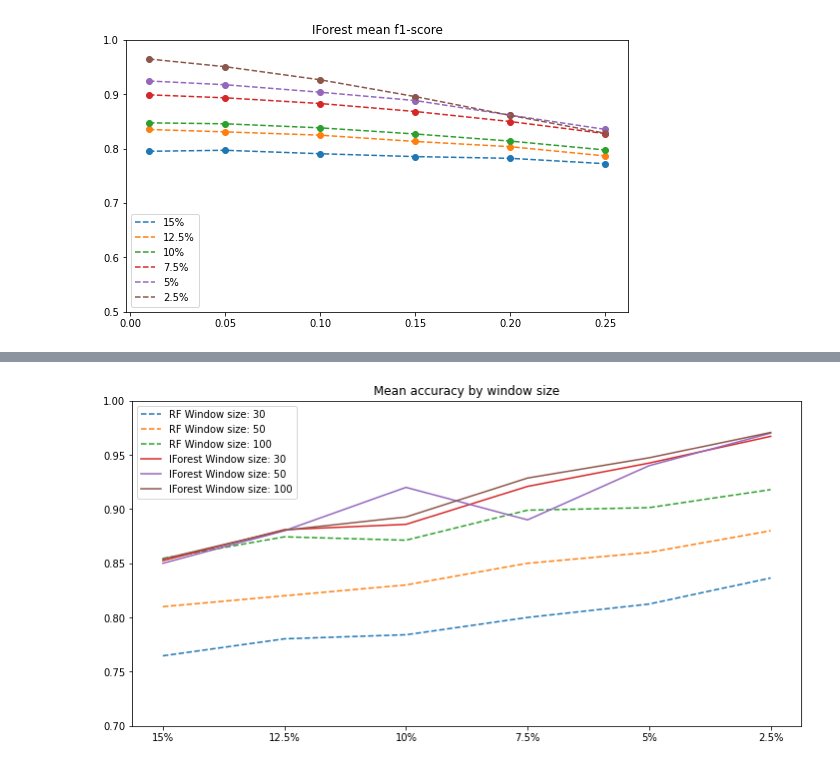
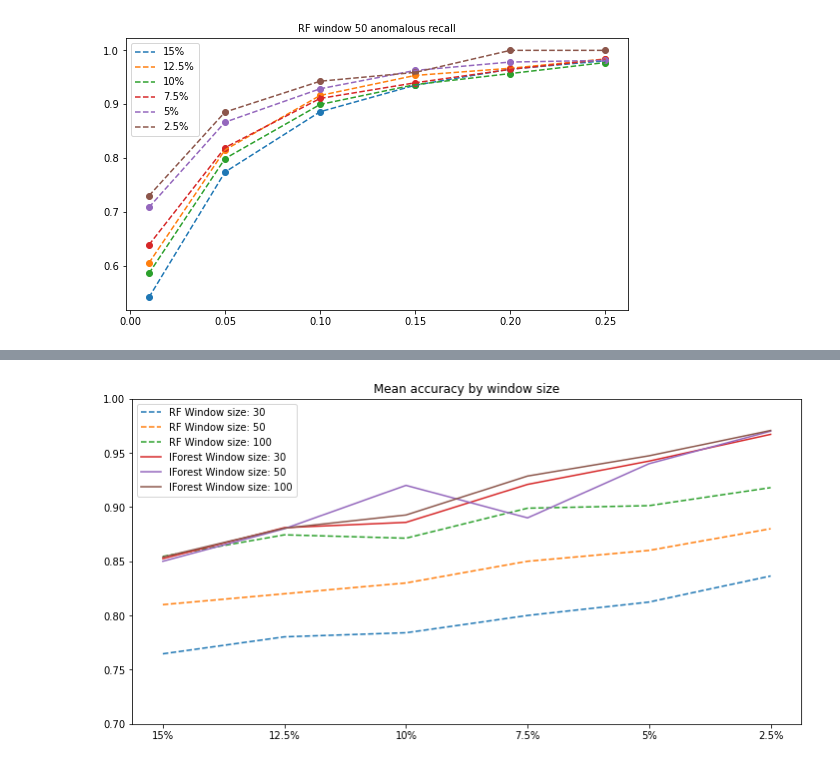
Before and after one commit to ghksdl6025/streaming_anomaly_detect, a Jupyter notebook: Visualization.ipynb, the cells around one changed output, grey strips where cells are left out. Drawn from its saved outputs; the diff is of its cells as text; code cells hidden in the pictures.

```diff
--- a/Visualization.ipynb
+++ b/Visualization.ipynb
@@ -35,15 +58,14 @@ isf_acc['Value'] = 0
 # %%
-
-rf_acc.loc[:5,'Value']=[0.824767786,0.803483438,0.753699217,0.696683445,0.646518455,0.605625496]
-rf_acc.loc[6:11,'Value']=[0.841032111,0.816187803,0.772598312,0.730528138,0.687950482,0.648791887]
-rf_acc.loc[12:17,'Value']=[0.84891448,0.82767675,0.786767126,0.741216713,0.703565948,0.667743139]
-rf_acc.loc[18:23,'Value']=[0.87603563,0.854817437,0.82063231,0.782741507,0.750300161,0.715719678]
-rf_acc.loc[24:29,'Value']=[0.889730301,0.870280857,0.839334698,0.807436723,0.774635516,0.744953627]
-rf_acc.loc[30:35,'Value']=[0.922333528,0.907877397,0.885474498,0.865338369,0.844416877,0.815253927]
+rf_precision.loc[:5,'Value']=[0.380272109,0.358583595,0.312201772,0.274015302,0.249874812,0.233910035]
+rf_precision.loc[6:11,'Value']=[0.331628926,0.313043478,0.275641026,0.246726396,0.222836096,0.206655481]
+rf_precision.loc[12:17,'Value']=[0.313531353,0.301784329,0.264812576,0.231825114,0.211433757,0.196694215]
+rf_precision.loc[18:23,'Value']=[0.244038156,0.233550682,0.204672897,0.177254902,0.160776161,0.146848805]
+rf_precision.loc[24:29,'Value']=[0.213084112,0.202467344,0.173938336,0.152109912,0.134615385,0.12177264]
+rf_precision.loc[30:35,'Value']=[0.113520408,0.110542477,0.094262295,0.082220661,0.074709124,0.064176749]
 # %%
-isf_acc.loc[:5,'Value']=[0.795267421,0.797142049,0.790767343,0.78548947,0.782299991,0.772453927]
-isf_acc.loc[6:11,'Value']=[0.835372785,0.831027408,0.82491974,0.813367021,0.803708407,0.786674029]
-isf_acc.loc[12:17,'Value']=[0.847621293,0.84588664,0.838392726,0.82711198,0.814015045,0.797640407]
-isf_acc.loc[18:23,'Value']=[0.899140857,0.893645968,0.8831696,0.868464936,0.849984263,0.827760628]
-isf_acc.loc[24:29,'Value']=[0.924593212,0.917742544,0.903937629,0.888634547,0.861680802,0.83553673]
-isf_acc.loc[30:35,'Value']=[0.965067932,0.950926913,0.926813155,0.895892183,0.861379623,0.828425167]
+rf_recall.loc[:5,'Value']=[0.540618956,0.773694391,0.885880077,0.935203095,0.965183752,0.98065764]
+rf_recall.loc[6:11,'Value']=[0.604527297,0.814913449,0.916111851,0.953395473,0.966711052,0.984021305]
+rf_recall.loc[12:17,'Value']=[0.585215606,0.798767967,0.899383984,0.936344969,0.95687885,0.977412731]
+rf_recall.loc[18:23,'Value']=[0.638253638,0.819126819,0.910602911,0.93970894,0.964656965,0.983367983]
+rf_recall.loc[24:29,'Value']=[0.708074534,0.866459627,0.928571429,0.962732919,0.97826087,0.98136646]
+rf_recall.loc[30:35,'Value']=[0.729508197,0.885245902,0.942622951,0.959016393,1,1]
@@ -53,11 +107,11 @@ fig = plt.gcf()
 fig.set_size_inches(9, 5)
 
 for n in noise_list:
-    x = rf_acc[rf_acc['Noise'] == n]
+    x = rf_precision[rf_precision['Noise'] == n]
     plt.scatter(x['Threshold'],x['Value'])
     plt.plot(x['Threshold'],x['Value'], '--', label=n)
-plt.title('RF mean f1-score',fontsize=10)
-plt.ylim([0.5,1])
+plt.title('RF window 50 anomalous precision',fontsize=10)
+# plt.ylim([0.5,1])
 plt.legend()
 plt.show()
 # %% [output]
@@ -65,15 +119,15 @@ plt.show()
 # %%
 fig = plt.gcf()
 
 fig.set_size_inches(9, 5)
 
 for n in noise_list:
-    x = isf_acc[rf_acc['Noise'] == n]
+    x = rf_recall[rf_recall['Noise'] == n]
     plt.scatter(x['Threshold'],x['Value'])
     plt.plot(x['Threshold'],x['Value'], '--', label=n)
-plt.title('IForest mean f1-score')
-plt.ylim([0.5,1])
+plt.title('RF window 50 anomalous recall',fontsize=10)
+# plt.ylim([0.5,1])
 plt.legend()
 plt.show()
 # %% [output]
-[figure, old version]
+[figure, new version]
```
Also changed, not shown: parts of 43 cells of this notebook, 15 other files.
